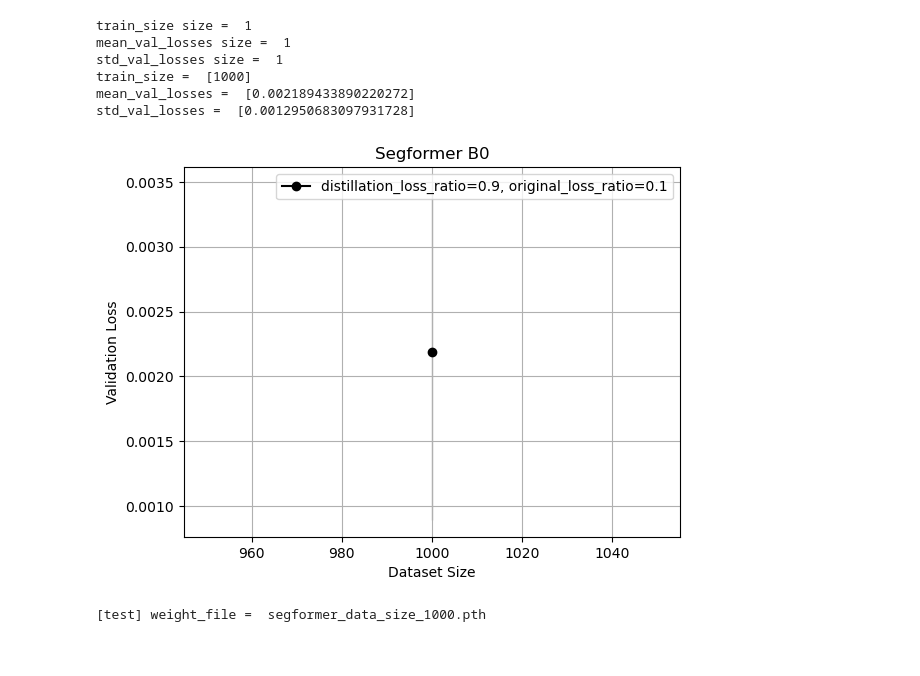
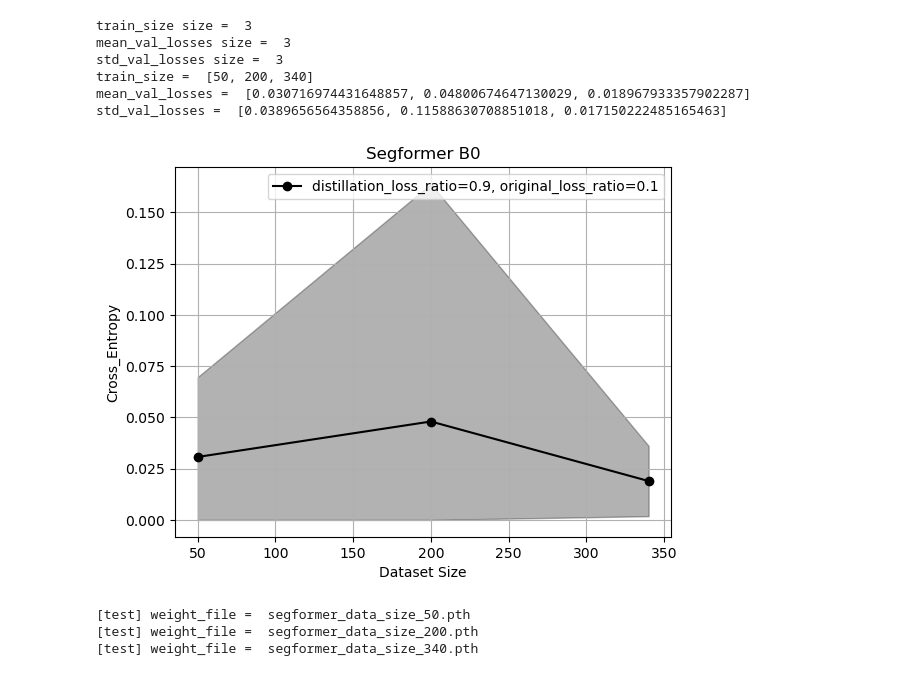
Before and after one commit to Eat-Apple-Again/RipplesDetection, a Jupyter notebook: KD_segformer_0409_num2.ipynb, the cells around one changed output. Saved outputs shown, nothing was run; the diff lists cells and outputs as text; code cells hidden in the pictures.

Commit message:
"Re-labeled 340 images, SAM's prompt includes bbox and point, teacher_ratio=0.9, temperature=5"

```diff
--- a/KD_segformer_0409_num2.ipynb
+++ b/KD_segformer_0409_num2.ipynb
@@ -20,7 +20,7 @@ from scipy.ndimage import label, find_objects
 
 # DataSet
 class SplashDataSet_v2(Dataset):
-    def __init__(self, root_dir, train=True, train_size = 5, test_size=20):
+    def __init__(self, root_dir, train=True, train_size = 5, test_size=5):
         self.root_dir = root_dir
         self.images_dir = os.path.join(self.root_dir, "images")
         self.masks_dir = os.path.join(self.root_dir, "annotations")
@@ -180,7 +180,7 @@ def train(model, teacher_model, teacher_image_processor, train_loader, val_loade
     # 動態生成儲存模型權重的檔名，加入目前使用的資料集大小的數字
     weight_filename = f"segformer_data_size_{train_size}.pth"
     # 確定weights資料夾是否存在，如果不存在則創建它
-    weights_dir = os.path.join(os.getcwd(), f"weights_KD_segformer_0417test_{int(teacher_ratio*100)}")
+    weights_dir = os.path.join(os.getcwd(), f"weights_KD_segformer_0418test_{int(teacher_ratio*100)}")
     if not os.path.exists(weights_dir):
         os.makedirs(weights_dir)
     model_pathname = os.path.join(weights_dir, weight_filename)
@@ -345,7 +345,7 @@ class MySegFormer_0409(nn.Module):
 model_name = "nvidia/mit-b0"
 num_classes = 2
 model_segformer = MySegFormer_0409(num_classes)
-
+model_segformer.load_state_dict(torch.load('weights_KD_segformer_0409test_90\segformer_data_size_200.pth'))
 """
 # Student Model: Segformer
 model_name = "nvidia/mit-b0"
@@ -358,8 +358,8 @@ image_processor_segformer = SegformerImageProcessor.from_pretrained(model_name)
 model_sam = SamModel.from_pretrained("facebook/sam-vit-huge")
 processor_sam = SamProcessor.from_pretrained("facebook/sam-vit-huge")
 
-#train_sizes = [5, 10, 15, 20, 25, 30, 50, 60, 70, 80, 90, 100, 120, 150, 180, 200, 250, 300, 350, 400]
-train_sizes = [1000]
+#train_sizes = [5, 10, 15, 20, 25, 30, 50, 60, 70, 80, 90, 100, 120, 150, 180, 200, 250, 300, 340]
+train_sizes = [50, 200, 340]
 # 放所有 fold 的 平均、標準差
 mean_val_losses = []
 std_val_losses = []
@@ -418,33 +418,33 @@ Wall time: 6h 8min 10s
 # %%
 print("train_size size = ", np.array(train_sizes).size)
 print("mean_val_losses size = ", np.array(mean_val_losses).size)
 print("std_val_losses size = ", np.array(std_val_losses).size)
 print("train_size = ", train_sizes)
 print("mean_val_losses = ", mean_val_losses)
 print("std_val_losses = ", std_val_losses)
 
 plt.figure()
 plt.plot(train_sizes, mean_val_losses, marker='o', color='black', label=f'distillation_loss_ratio={teacher_ratio}, original_loss_ratio={round(1-teacher_ratio, 2)}')
 plt.fill_between(train_sizes, np.maximum(0, np.array(mean_val_losses) - np.array(std_val_losses)),
                  np.array(mean_val_losses) + np.array(std_val_losses), color='black', alpha=0.3)
 plt.title('Segformer B0')
 plt.xlabel('Dataset Size')
-plt.ylabel('Validation Loss')
+plt.ylabel('Cross_Entropy')
 plt.grid(True)
 plt.legend()
 plt.show()
 # %% [output]
-train_size size =  1
-mean_val_losses size =  1
-std_val_losses size =  1
-train_size =  [1000]
-mean_val_losses =  [0.002189433890220272]
-std_val_losses =  [0.0012950683097931728]
+train_size size =  3
+mean_val_losses size =  3
+std_val_losses size =  3
+train_size =  [50, 200, 340]
+mean_val_losses =  [0.030716974431648857, 0.04800674647130029, 0.018967933357902287]
+std_val_losses =  [0.0389656564358856, 0.11588630708851018, 0.017150222485165463]
-[figure, old version]
+[figure, new version]
 # %%
 def test_model_and_visualize(model, image_processor, test_loader, num_visualizations=5):
     device = torch.device("cuda" if torch.cuda.is_available() else "cpu")
-    model.load_state_dict(torch.load('weights_KD_segformer_0417test_90\segformer_data_size_1000.pth'))
+    model.load_state_dict(torch.load('weights_KD_segformer_0418test_90\segformer_data_size_340.pth'))
     model.to(device)
     model.eval()
 
@@ -560,10 +560,12 @@ def test_model_and_visualize_2(model, test_loader, weight_dir, num_visualization
         }
         all_avg_metrics.append(avg_metric)
     return all_avg_metrics
-weight_dir = "weights_KD_segformer_0417test_90"
+weight_dir = "weights_KD_segformer_0418test_90"
 metric_test = test_model_and_visualize_2(model_segformer, test_loader, weight_dir, 3)
 # %% [output]
-[test] weight_file =  segformer_data_size_1000.pth
+[test] weight_file =  segformer_data_size_50.pth
+[test] weight_file =  segformer_data_size_200.pth
+[test] weight_file =  segformer_data_size_340.pth
 # %%
 # 繪製圖表
 metrics_keys = metric_test[0].keys()
```
Also changed, not shown: parts of 3 cells of this notebook.
